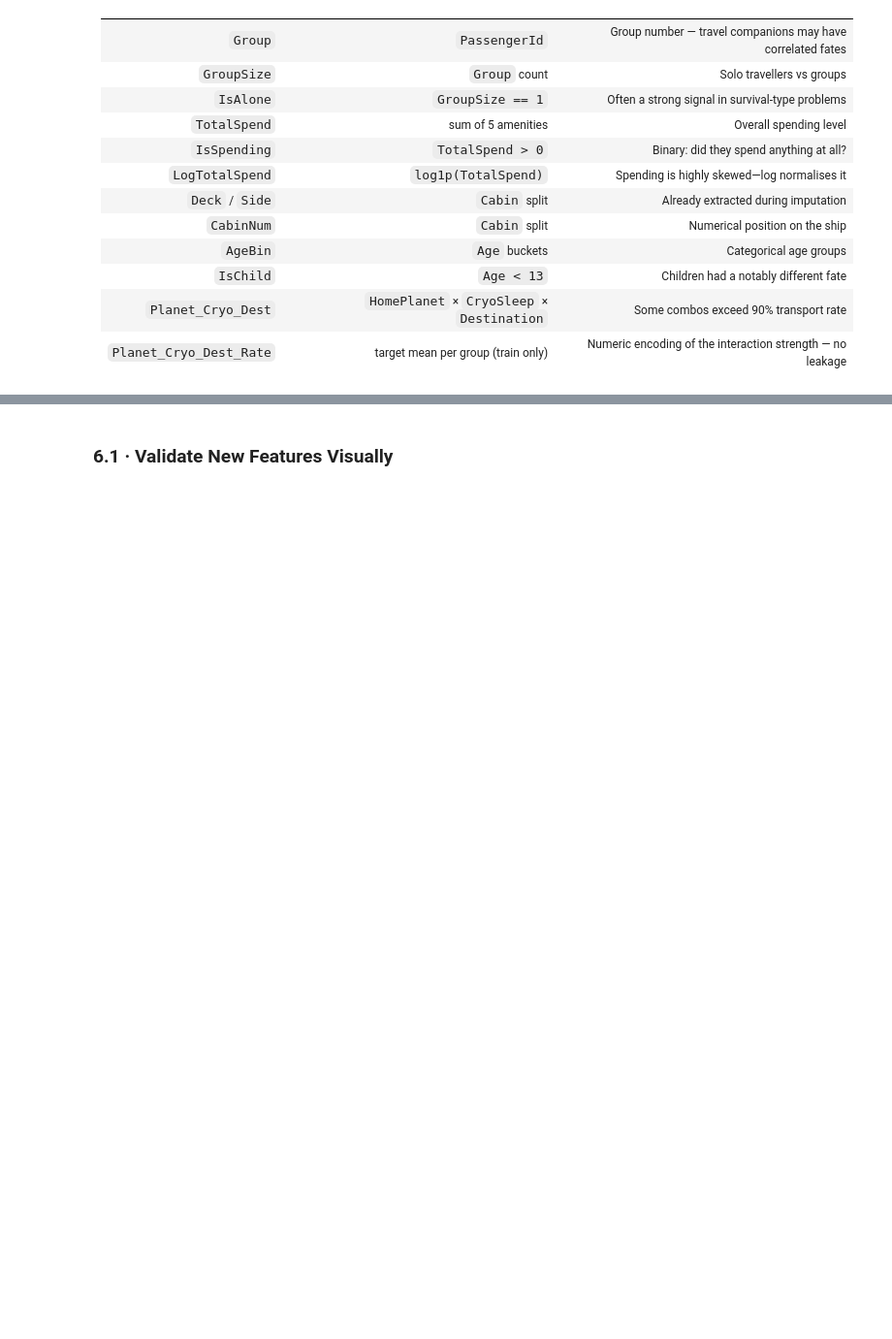
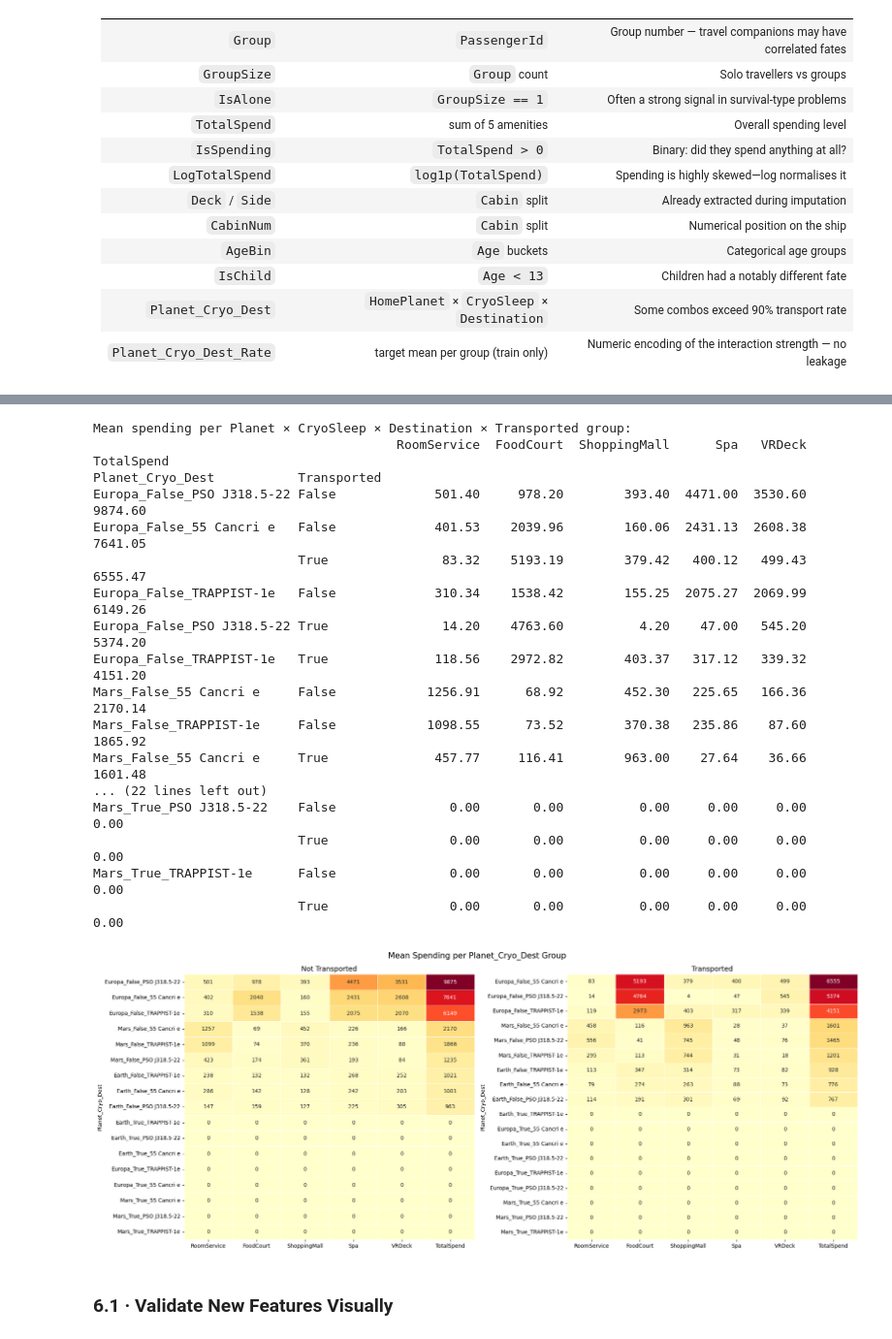
Before and after one commit to nicodioub/Kaggle_Spaceship_titanic, a Jupyter notebook: spaceship-titanic.ipynb, the cells around one changed output, grey strips where cells are left out. Shown at 97% size. Saved outputs shown, nothing was run; the diff lists cells and outputs as text; code cells hidden in the pictures; blank space fills up the shorter version.

Commit message:
spaceship titanic final version ready for submission V1 next improvement could be to use multiplications of features

```diff
--- a/spaceship-titanic.ipynb
+++ b/spaceship-titanic.ipynb
@@ -425,8 +425,8 @@ def impute(df):
     # ── 2. Extract group id from PassengerId  e.g. "0013_02" → 13 ──
     df['Group'] = df['PassengerId'].str.split('_').str[0].astype(int)
 
-    # ── 3. CryoSleep → False where missing ──
-    df['CryoSleep'] = df['CryoSleep'].fillna(False)
+    # ── 3. CryoSleep → False where missing, cast to bool to ensure ~ works correctly ──
+    df['CryoSleep'] = df['CryoSleep'].fillna(False).astype(bool)
 
     # ── 4. Spending → 0 if CryoSleep, else median of non-cryo passengers ──
     spend_cols = ['RoomService', 'FoodCourt', 'ShoppingMall', 'Spa', 'VRDeck']
@@ -528,8 +531,14 @@ def engineer_features(df, train_df=None):
     )
 
     # Target-rate encoding — computed from train labels only to avoid leakage
+    # Build Planet_Cryo_Dest from raw columns so it works even on a fresh train_df
     if train_df is not None and 'Transported' in train_df.columns:
-        rate_map = train_df.groupby('Planet_Cryo_Dest')['Transported'].mean()
+        train_pcd = (
+            train_df['HomePlanet'].astype(str) + '_' +
+            train_df['CryoSleep'].astype(str) + '_' +
+            train_df['Destination'].astype(str)
+        )
+        rate_map = train_df.groupby(train_pcd)['Transported'].mean()
         global_rate = train_df['Transported'].mean()
         df['Planet_Cryo_Dest_Rate'] = df['Planet_Cryo_Dest'].map(rate_map).fillna(global_rate)
 
@@ -550,3 +577,54 @@ print(space_df.groupby('Planet_Cryo_Dest')['Transported'].mean()
+# %%
+spend_cols = ['RoomService', 'FoodCourt', 'ShoppingMall', 'Spa', 'VRDeck']
+
+mean_spend = (
+    space_df.groupby(['Planet_Cryo_Dest', 'Transported'])[spend_cols + ['TotalSpend']]
+    .mean()
+    .round(2)
+    .sort_values('TotalSpend', ascending=False)
+)
+
+print("Mean spending per Planet × CryoSleep × Destination × Transported group:")
+print(mean_spend.to_string())
+
+# Visualise as two side-by-side heatmaps (Not Transported | Transported)
+fig, axes = plt.subplots(1, 2, figsize=(20, 8))
+fig.suptitle('Mean Spending per Planet_Cryo_Dest Group', fontsize=15)
+
+for ax, transported, title in zip(axes, [False, True], ['Not Transported', 'Transported']):
+    data = (
+        space_df[space_df['Transported'] == transported]
+        .groupby('Planet_Cryo_Dest')[spend_cols + ['TotalSpend']]
+        .mean()
+        .round(2)
+        .sort_values('TotalSpend', ascending=False)
+    )
+    sns.heatmap(data, annot=True, fmt='.0f', cmap='YlOrRd',
+                linewidths=0.5, ax=ax, cbar=False)
+    ax.set_title(title, fontsize=13)
+    ax.set_xlabel('')
+
+plt.tight_layout()
+plt.show()
+# %% [output]
+Mean spending per Planet × CryoSleep × Destination × Transported group:
+                                        RoomService  FoodCourt  ShoppingMall      Spa   VRDeck  TotalSpend
+Planet_Cryo_Dest           Transported
+Europa_False_PSO J318.5-22 False             501.40     978.20        393.40  4471.00  3530.60     9874.60
+Europa_False_55 Cancri e   False             401.53    2039.96        160.06  2431.13  2608.38     7641.05
+                           True               83.32    5193.19        379.42   400.12   499.43     6555.47
+Europa_False_TRAPPIST-1e   False             310.34    1538.42        155.25  2075.27  2069.99     6149.26
+Europa_False_PSO J318.5-22 True               14.20    4763.60          4.20    47.00   545.20     5374.20
+Europa_False_TRAPPIST-1e   True              118.56    2972.82        403.37   317.12   339.32     4151.20
+Mars_False_55 Cancri e     False            1256.91      68.92        452.30   225.65   166.36     2170.14
+Mars_False_TRAPPIST-1e     False            1098.55      73.52        370.38   235.86    87.60     1865.92
+Mars_False_55 Cancri e     True              457.77     116.41        963.00    27.64    36.66     1601.48
+... (22 lines left out)
+Mars_True_PSO J318.5-22    False               0.00       0.00          0.00     0.00     0.00        0.00
+                           True                0.00       0.00          0.00     0.00     0.00        0.00
+Mars_True_TRAPPIST-1e      False               0.00       0.00          0.00     0.00     0.00        0.00
+                           True                0.00       0.00          0.00     0.00     0.00        0.00
+[figure, added]
 # %% [markdown]
 ### 6.1 · Validate New Features Visually
 # %%
```
Also changed, not shown: parts of 10 cells of this notebook.
